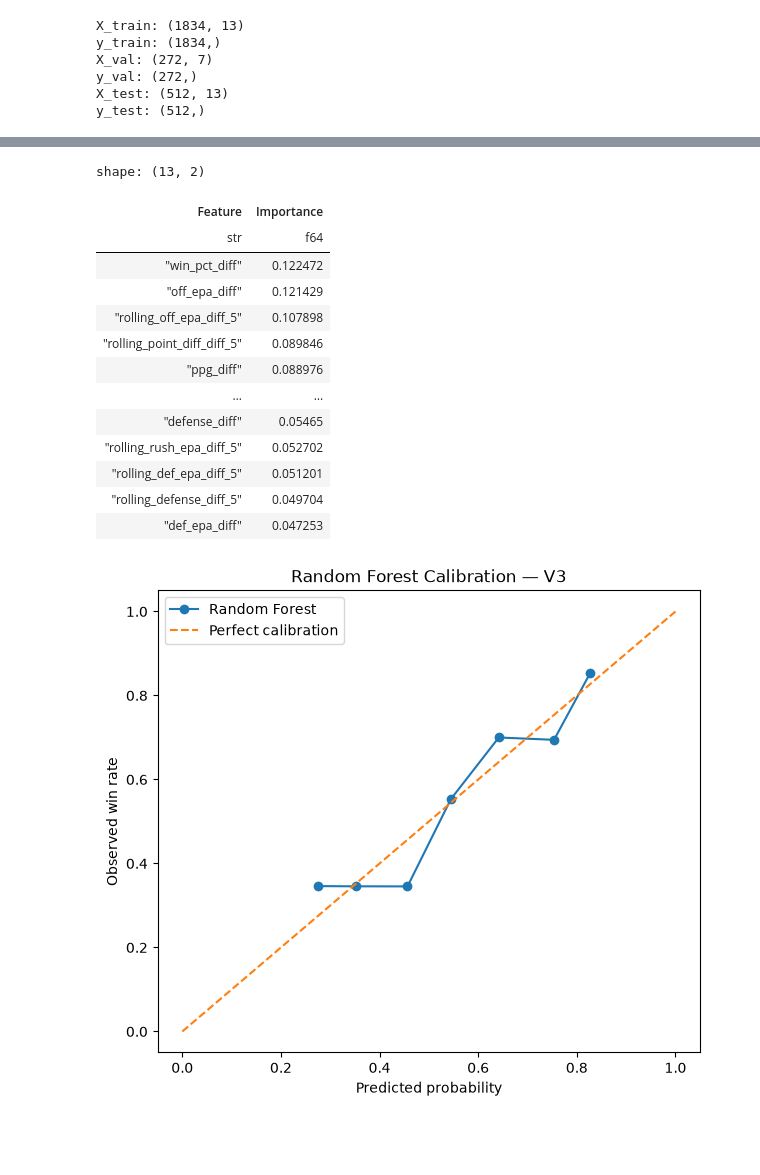
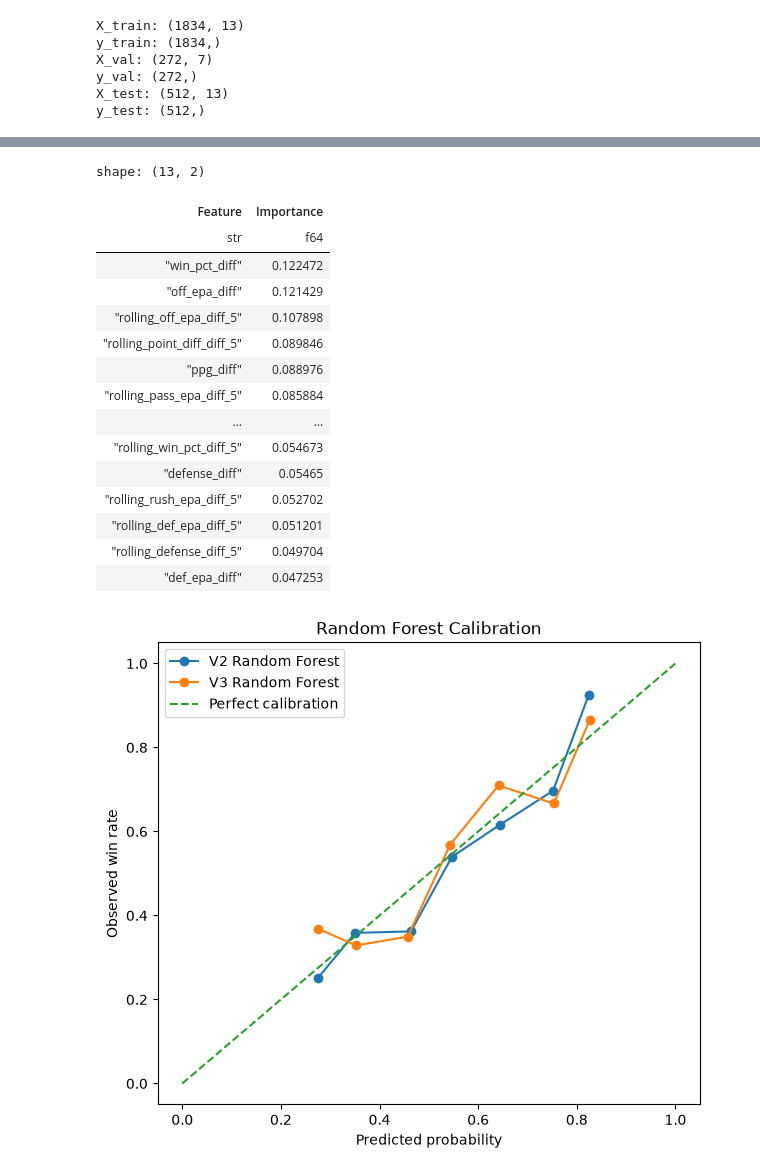
Before and after one commit to Joaquin2108/NFL-GamePredictor, a Jupyter notebook: Notebooks/modeling.ipynb, the cells around one changed output, grey strips where cells are left out. Cells and saved outputs as stored; diff of their text form; code cells hidden in the pictures; blank space fills up the shorter version.

Commit message:
Modelling update

```diff
--- a/Notebooks/modeling.ipynb
+++ b/Notebooks/modeling.ipynb
@@ -166,0 +182,7 @@ Test V3: (512, 86)
+# %%
+v4_test_ids = (
+    test_data
+    .drop_nulls(subset=v4_features)
+    .select("game_id")
+    .unique()
+)
@@ -166,0 +213,5 @@ Test V3: (512, 86)
+# %%
+train_v1 = train_data.drop_nulls(subset=v1_features)
+train_v2 = train_data.drop_nulls(subset=v2_features)
+train_v3 = train_data.drop_nulls(subset=v3_features)
+train_v4 = train_data.drop_nulls(subset=v4_features)
@@ -549,0 +405,6 @@ RandomForestClassifier(max_depth=6, min_samples_leaf=10, n_estimators=300,
+# %%
+rf_v2_probs = rf_v2.predict_proba(X_test_v2)[:, 1]
+rf_v2_preds = rf_v2.predict(X_test_v2)
+
+rf_v3_probs = rf_v3.predict_proba(X_test_v3)[:, 1]
+rf_v3_preds = rf_v3.predict(X_test_v3)
@@ -550,13 +457,13 @@ RandomForestClassifier(max_depth=6, min_samples_leaf=10, n_estimators=300,
 # %%
-feature_importance = (
+v3_importance = (
     pl.DataFrame({
         "Feature": v3_features,
-        "Importance": rf_model.feature_importances_,
+        "Importance": rf_v3.feature_importances_
     })
     .sort("Importance", descending=True)
 )
 
-feature_importance
+v3_importance
 # %% [output]
 shape: (13, 2)
 | Feature | Importance |
@@ -566,7 +473,9 @@ shape: (13, 2)
 | "rolling_off_epa_diff_5" | 0.107898 |
 | "rolling_point_diff_diff_5" | 0.089846 |
 | "ppg_diff" | 0.088976 |
+| "rolling_pass_epa_diff_5" | 0.085884 |
 | … | … |
+| "rolling_win_pct_diff_5" | 0.054673 |
 | "defense_diff" | 0.05465 |
 | "rolling_rush_epa_diff_5" | 0.052702 |
 | "rolling_def_epa_diff_5" | 0.051201 |
@@ -575,37 +484,49 @@ shape: (13, 2)
 # %%
 from sklearn.calibration import calibration_curve
 import matplotlib.pyplot as plt
 
-# Get final V3 RF probabilities
-rf_probs = rf_model.predict_proba(X_test_v3)[:, 1]
+prob_true_v2, prob_pred_v2 = calibration_curve(
+    y_test_v2,
+    rf_v2_probs,
+    n_bins=10,
+    strategy="uniform"
+)
 
-prob_true, prob_pred = calibration_curve(
+prob_true_v3, prob_pred_v3 = calibration_curve(
     y_test_v3,
-    rf_probs,
+    rf_v3_probs,
     n_bins=10,
     strategy="uniform"
 )
 
 plt.figure(figsize=(7, 6))
 
 plt.plot(
-    prob_pred,
-    prob_true,
+    prob_pred_v2,
+    prob_true_v2,
     marker="o",
-    label="Random Forest"
+    label="V2 Random Forest"
+)
+
+plt.plot(
+    prob_pred_v3,
+    prob_true_v3,
+    marker="o",
+    label="V3 Random Forest"
 )
 
 plt.plot(
     [0, 1],
     [0, 1],
     linestyle="--",
     label="Perfect calibration"
 )
 
 plt.xlabel("Predicted probability")
 plt.ylabel("Observed win rate")
-plt.title("Random Forest Calibration — V3")
+plt.title("Random Forest Calibration")
 plt.legend()
+
 plt.show()
 # %% [output]
-[figure, old version]
+[figure, new version]
```
Also changed, not shown: parts of 49 cells of this notebook, 1 other file.
